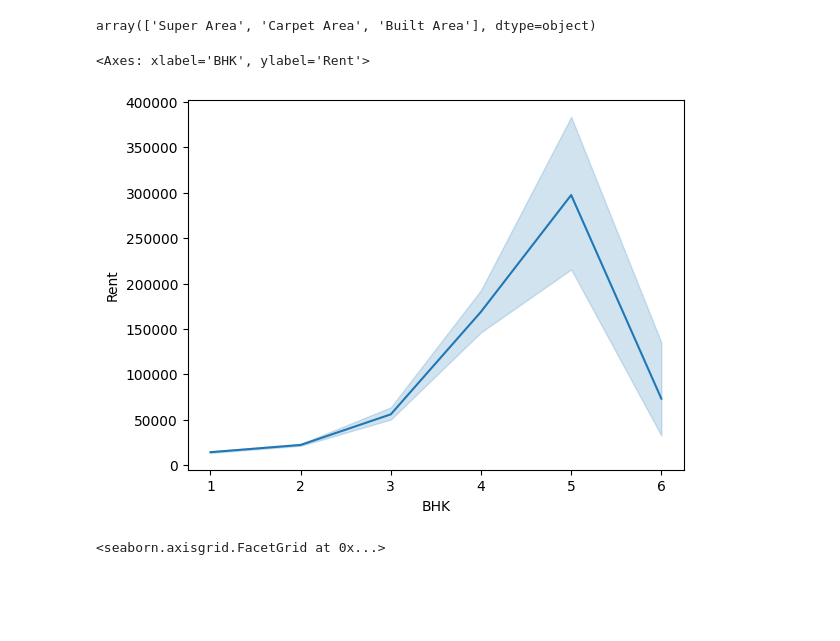
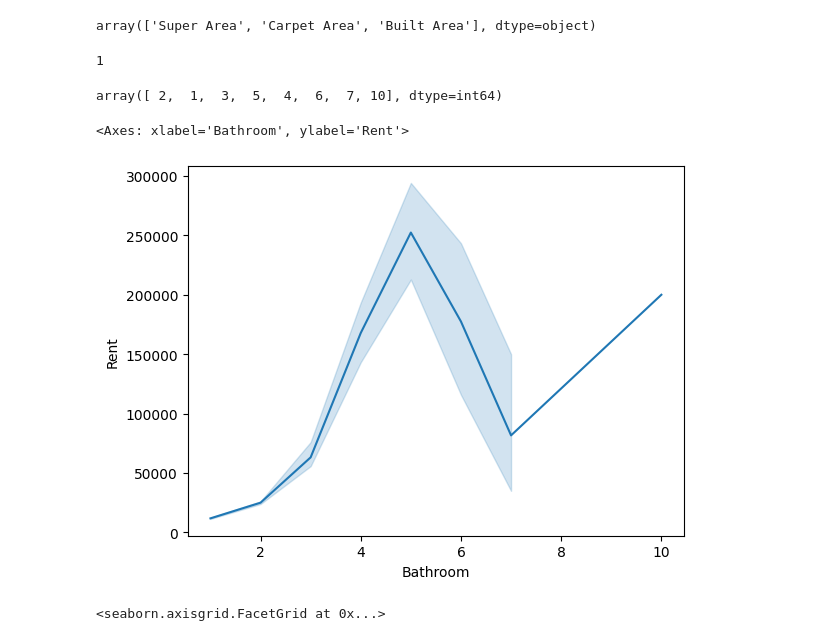
Before and after one commit to angelodelapaz/HouseRentRegressionModel, a Jupyter notebook: LabExercise1.ipynb, the cells around one changed output. Cells and saved outputs as stored; diff of their text form; code cells hidden in the pictures; blank space fills up the shorter version.

```diff
--- a/LabExercise1.ipynb
+++ b/LabExercise1.ipynb
@@ -26,11 +37,19 @@ array(['Bachelors/Family', 'Bachelors', 'Family'], dtype=object)
 data['Area Type'].unique()
 # %% [output]
 array(['Super Area', 'Carpet Area', 'Built Area'], dtype=object)
+# %%
+data[data['Floor'] == 'Ground'].shape[0]
+# %% [output]
+1
+# %%
+data['Bathroom'].unique()
+# %% [output]
+array([ 2,  1,  3,  5,  4,  6,  7, 10], dtype=int64)
 # %%
-sns.lineplot(x='BHK', y='Rent', data=data)
+sns.lineplot(x='Bathroom', y='Rent', data=data)
 # %% [output]
-<Axes: xlabel='BHK', ylabel='Rent'>
+<Axes: xlabel='Bathroom', ylabel='Rent'>
-[figure, old version]
+[figure, new version]
 # %%
 sns.displot(data['Rent'])
 # %% [output]
```
Also changed, not shown: parts of 14 cells of this notebook.
